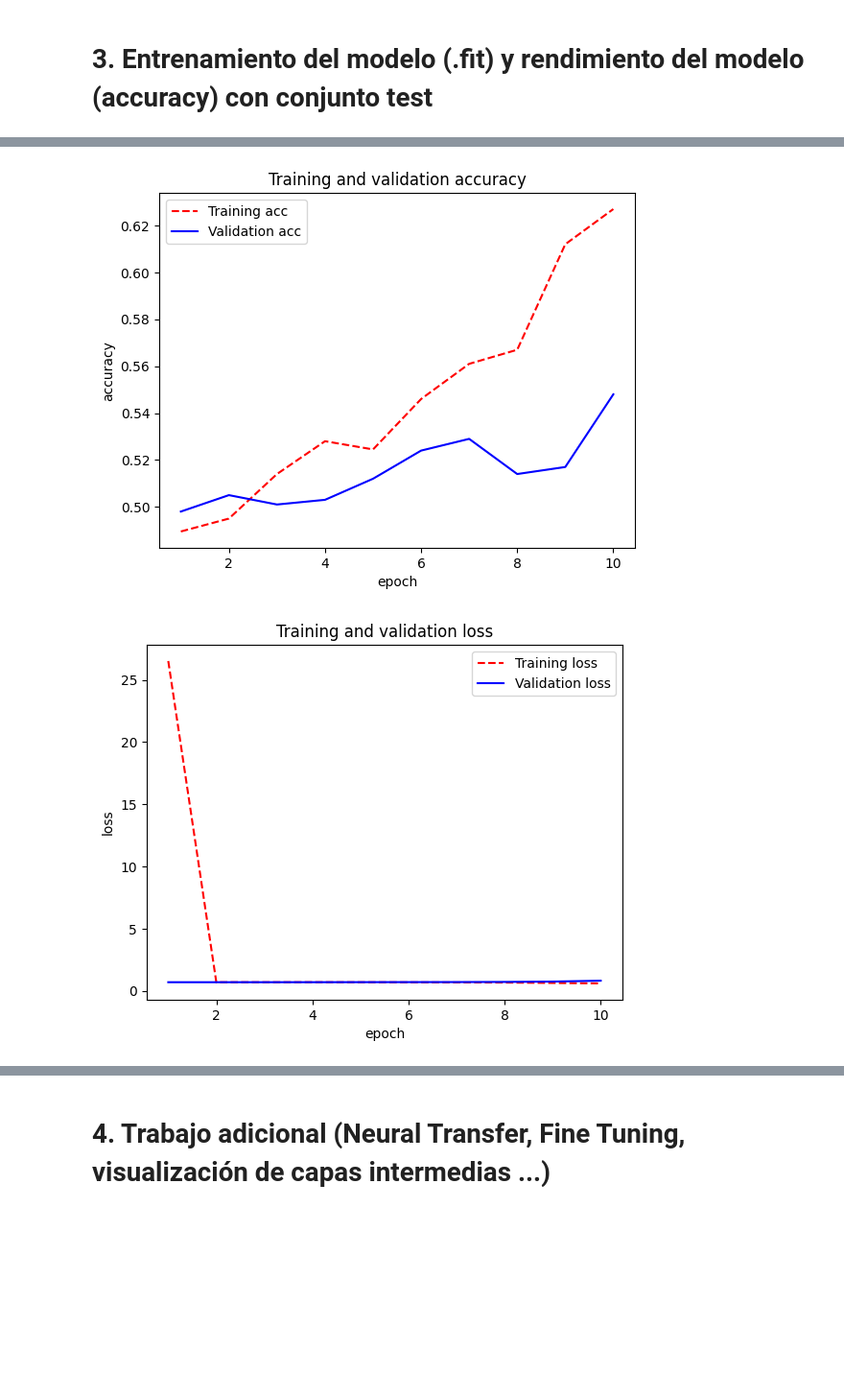
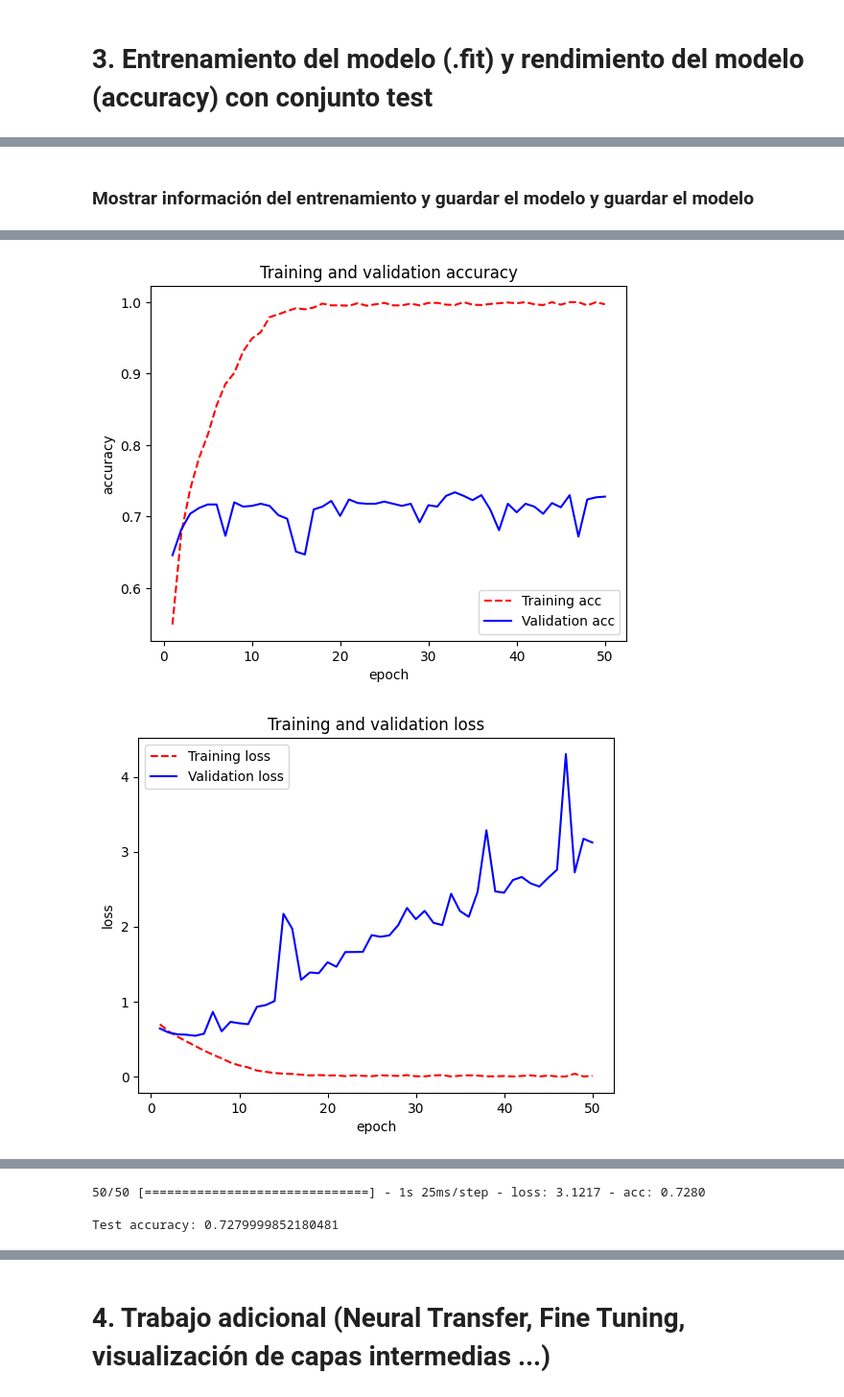
Before and after one commit to Pastafarista/dog-cat, a Jupyter notebook: notebook.ipynb, the cells around one changed output, grey strips where cells are left out. Shown at 96% size. Drawn from its saved outputs; the diff is of its cells as text; code cells hidden in the pictures; blank space fills up the shorter version.

```diff
--- a/notebook.ipynb
+++ b/notebook.ipynb
@@ -265,2 +223,13 @@ plot_model(model, to_file=PATH)
 # %% [markdown]
 # 3. Entrenamiento del modelo (.fit) y rendimiento del modelo (accuracy) con conjunto test
+# %%
+epochs = 50
+steps_per_epoch = train_generator.n // batch_size
+validation_steps = validation_generator.n // batch_size
+
+history = model.fit(train_generator,
+                    steps_per_epoch= steps_per_epoch,
+                    epochs= epochs,
+                    validation_data= validation_generator,
+                    validation_steps= validation_steps,
+                    verbose = 2)
@@ -267,16 +254,11 @@ plot_model(model, to_file=PATH)
+# %% [markdown]
+### Mostrar información del entrenamiento y guardar el modelo y guardar el modelo
 # %%
-epochs = 100
-
-history = model.fit(
-    train_generator,
-    validation_data=validation_generator,
-    epochs=epochs,
-    verbose=2,
-)
+# Guardar los pesos del modelo
 
 history_dict = history.history
-acc = history_dict['accuracy']
-val_acc = history_dict['val_accuracy']
+acc = history_dict['acc']
+val_acc = history_dict['val_acc']
 loss = history_dict['loss']
 val_loss = history_dict['val_loss']
 epochs = range(1, len(acc) + 1)
@@ -302,4 +284,9 @@ plt.show()
 
 # Mostrar la precisión del modelo
 test_loss, test_acc = model.evaluate(test_generator)
+print('\nTest accuracy:', test_acc)
+
+# Guardar el modelo
+PATH = os.getcwd() + '/modelos/model.keras'
+model.save(PATH)
 # %% [output]
@@ -326,2 +293,2 @@ Epoch 10/10
-[figure, old version]
+[figure, new version]
-[figure, old version]
+[figure, new version]
@@ -328,0 +295,3 @@ Epoch 10/10
+50/50 [==============================] - 1s 25ms/step - loss: 3.1217 - acc: 0.7280
+
+Test accuracy: 0.7279999852180481
```
Also changed, not shown: parts of 38 cells of this notebook, 9 other files.
